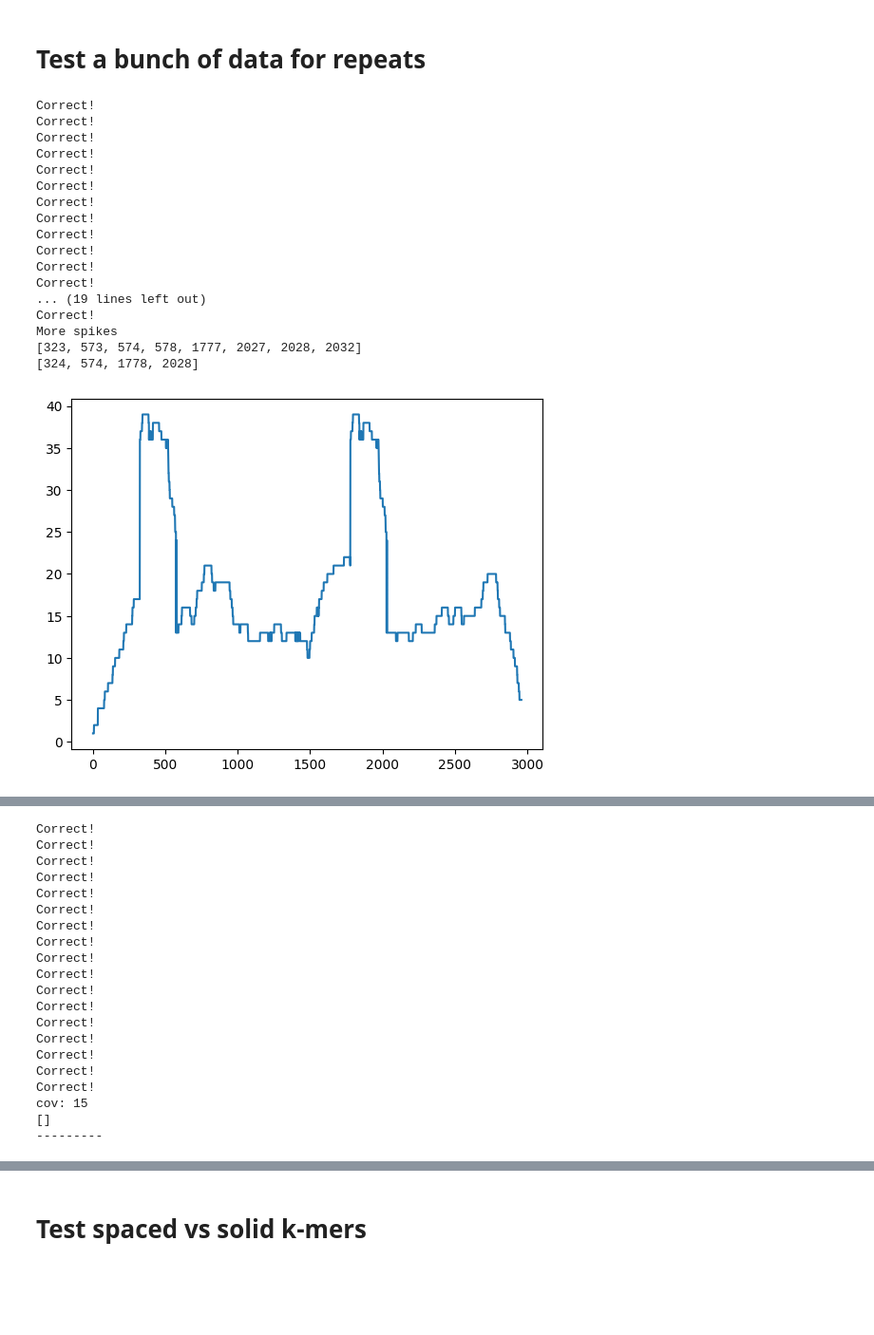
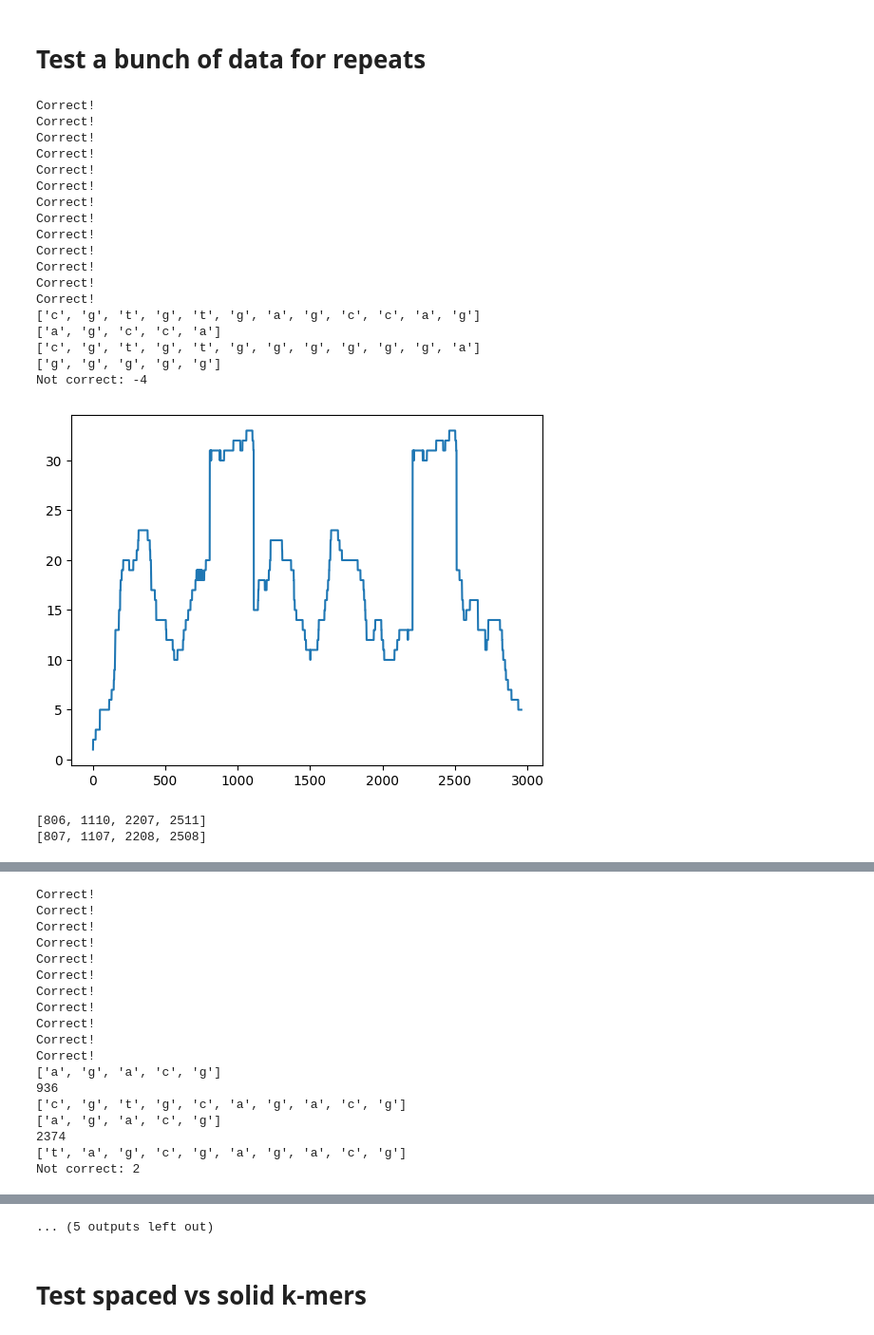
Before and after one commit to davidsmts/Overlapss, a Jupyter notebook: notebooks/ECoCoTests.ipynb, the cells around one changed output, grey strips where cells are left out. Shown at 95% size. Saved outputs shown, nothing was run; the diff lists cells and outputs as text; code cells hidden in the pictures; blank space fills up the shorter version.

```diff
--- a/notebooks/ECoCoTests.ipynb
+++ b/notebooks/ECoCoTests.ipynb
@@ -332,7 +332,7 @@ minCov = 15
 max_irregular_amplitudes = []
 for _ in range(rounds):
     seq_copy = longseq.copy()
-    R = random_seq()
+    R = random_seq(length=300)
 
     # pick random positions to insert the repetitions in.
     pos1 = np.random.randint(len(R),int(len(longseq)/2))
@@ -379,7 +379,7 @@ for _ in range(rounds):
     for i in range(len(posis_to_compare_with)):
         anticipated_posi = posis_to_compare_with[i]
         actual_posi = posis_of_interest[i]+1
-        actual_pos_range = [i for i in range(actual_posi - 3, actual_posi + 3)]
+        actual_pos_range = [i for i in range(actual_posi - 2, actual_posi + 2)]
         if not anticipated_posi in actual_pos_range:
             all_correct = False
             differences = anticipated_posi - actual_posi
@@ -395,35 +395,38 @@ for _ in range(rounds):
             #print("correct! difference is " + str(anticipated_posi - actual_posi))
         #else:
             #print("wrong by: " + str(anticipated_posi - actual_posi))
     if all_correct: print("Correct!")
     else:
         print("Not correct: " + str(differences))
         plt.plot([i for i in range(len(maxcounts))], maxcounts)
         plt.show()
         print([i for i in range(len(ypoints)) if ypoints[i] != 0])
         print(posis_to_compare_with)
         plt.plot(xpoints, ypoints)
         plt.show()
 
 print("cov: " + str(minCov))
 print(max_irregular_amplitudes)
 print("---------")
 # %% [output]
 Correct!
 Correct!
 Correct!
 Correct!
 Correct!
 Correct!
 Correct!
 Correct!
 Correct!
 Correct!
 Correct!
 Correct!
-... (19 lines left out)
 Correct!
-More spikes
-[323, 573, 574, 578, 1777, 2027, 2028, 2032]
-[324, 574, 1778, 2028]
+['c', 'g', 't', 'g', 't', 'g', 'a', 'g', 'c', 'c', 'a', 'g']
+['a', 'g', 'c', 'c', 'a']
+['c', 'g', 't', 'g', 't', 'g', 'g', 'g', 'g', 'g', 'g', 'a']
+['g', 'g', 'g', 'g', 'g']
+Not correct: -4
-[figure, old version]
+[figure, new version]
+[806, 1110, 2207, 2511]
+[807, 1107, 2208, 2508]
@@ -431,20 +434,18 @@ More spikes
-Correct!
-Correct!
-Correct!
-Correct!
-Correct!
-Correct!
-Correct!
-Correct!
-Correct!
-Correct!
-Correct!
-Correct!
-Correct!
-Correct!
-Correct!
-Correct!
-Correct!
-cov: 15
-[]
----------
+Correct!
+Correct!
+Correct!
+Correct!
+Correct!
+Correct!
+Correct!
+Correct!
+Correct!
+Correct!
+Correct!
+['a', 'g', 'a', 'c', 'g']
+936
+['c', 'g', 't', 'g', 'c', 'a', 'g', 'a', 'c', 'g']
+['a', 'g', 'a', 'c', 'g']
+2374
+['t', 'a', 'g', 'c', 'g', 'a', 'g', 'a', 'c', 'g']
+Not correct: 2
@@ -450,0 +468 @@ cov: 15
+... (5 outputs left out)
```
Also changed, not shown: parts of 2 cells of this notebook, 3 other files.
